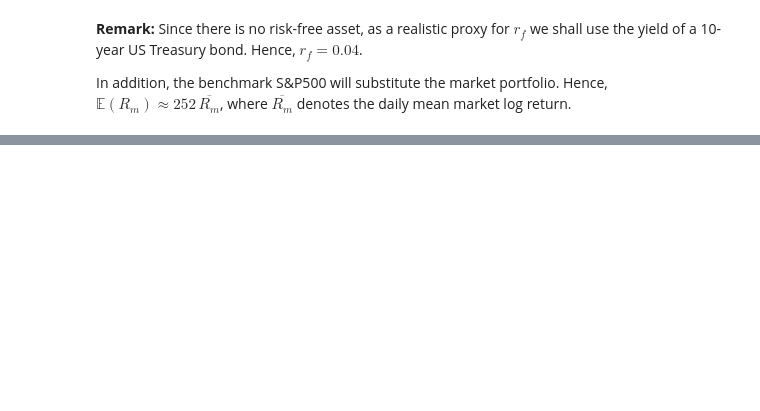
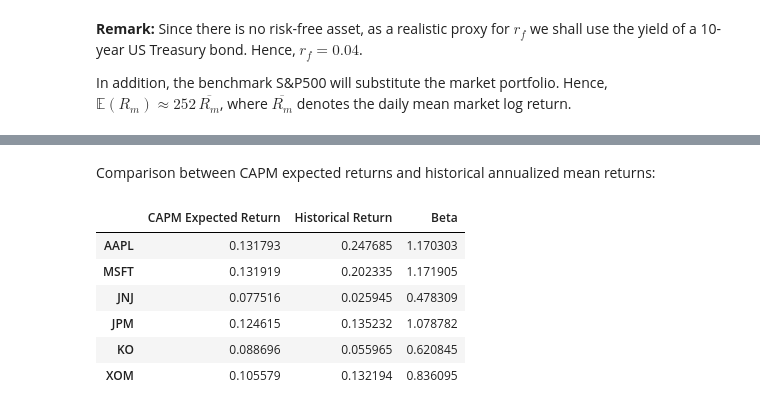
Before and after one commit to keramidasvasilis/data-analysis-projects, a Jupyter notebook: portfolio-optimization-risk-analysis/notebooks/portfolio_optimization_analysis.ipynb, the cells around one changed output, grey strips where cells are left out. Cells and saved outputs as stored; diff of their text form; code cells hidden in the pictures; blank space fills up the shorter version.

```diff
--- a/portfolio-optimization-risk-analysis/notebooks/portfolio_optimization_analysis.ipynb
+++ b/portfolio-optimization-risk-analysis/notebooks/portfolio_optimization_analysis.ipynb
@@ -913,0 +906,4 @@ In addition, the benchmark S\&P500 will substitute the market portfolio. Hence,
+# %%
+market_expected_return = benchmark_log_returns.mean() * 252
+
+print(market_expected_return)
@@ -913,0 +922,7 @@ In addition, the benchmark S\&P500 will substitute the market portfolio. Hence,
+# %%
+capm_expected_returns = {}
+
+for stock in stocks:
+    capm_return = risk_free_rate + betas[stock] * market_risk_premium
+
+    capm_expected_returns[stock] = capm_return
@@ -913,0 +941,16 @@ In addition, the benchmark S\&P500 will substitute the market portfolio. Hence,
+# %% [markdown]
+Comparison between CAPM expected returns and historical annualized mean returns:
+# %%
+capm_df['Historical Return'] = annual_mean_returns
+
+capm_df['Beta'] = betas
+
+capm_df
+# %% [output]
+|  | CAPM Expected Return | Historical Return | Beta |
+| AAPL | 0.131793 | 0.247685 | 1.170303 |
+| MSFT | 0.131919 | 0.202335 | 1.171905 |
+| JNJ | 0.077516 | 0.025945 | 0.478309 |
+| JPM | 0.124615 | 0.135232 | 1.078782 |
+| KO | 0.088696 | 0.055965 | 0.620845 |
+| XOM | 0.105579 | 0.132194 | 0.836095 |
```
Also changed, not shown: parts of 27 cells of this notebook.
